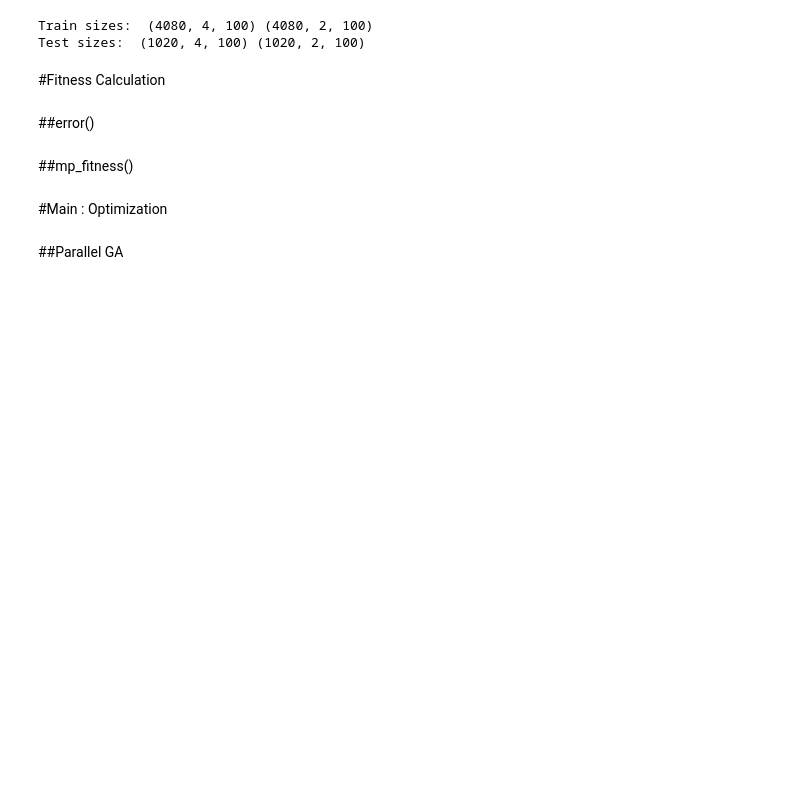
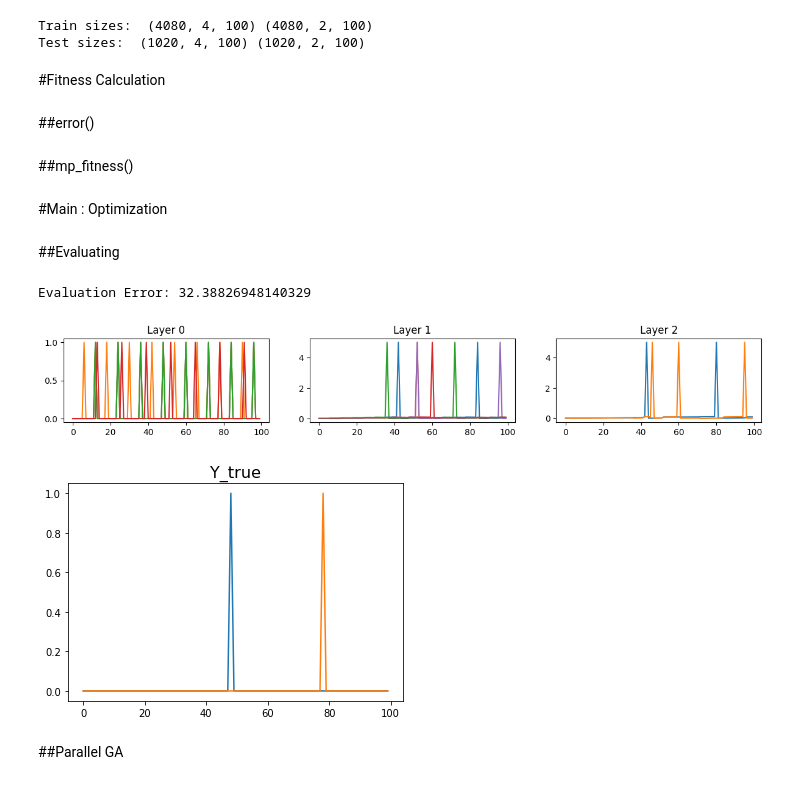
Before and after one commit to dipayandas97/Indoor-Navigation-System, a Jupyter notebook: (3)_multi_layer_SNN_&_GA_&_Rate_Coded_input.ipynb, the cells around one changed output. Saved outputs shown, nothing was run; the diff lists cells and outputs as text; code cells hidden in the pictures; blank space fills up the shorter version.

```diff
--- a/(3)_multi_layer_SNN_&_GA_&_Rate_Coded_input.ipynb
+++ b/(3)_multi_layer_SNN_&_GA_&_Rate_Coded_input.ipynb
@@ -149,3 +153,5 @@ def mp_fitness(synapse_vector, output): #fitness of one vectored synapse
     output.put([synapse_id, np.mean(temp_train_score), np.mean(temp_test_score)])
 # %% [markdown]
 #Main : Optimization
+# %% [markdown]
+##Evaluating
@@ -152,3 +186,9 @@ def mp_fitness(synapse_vector, output): #fitness of one vectored synapse
+# %%
+evaluate(vector=parents[0], threshold=0.1, Cm=10)
+# %% [output]
+Evaluation Error: 32.38826948140329
+[figure, added]
+[figure, added]
 # %% [markdown]
 ##Parallel GA
 # %%
```
Also changed, not shown: parts of 7 cells of this notebook.
